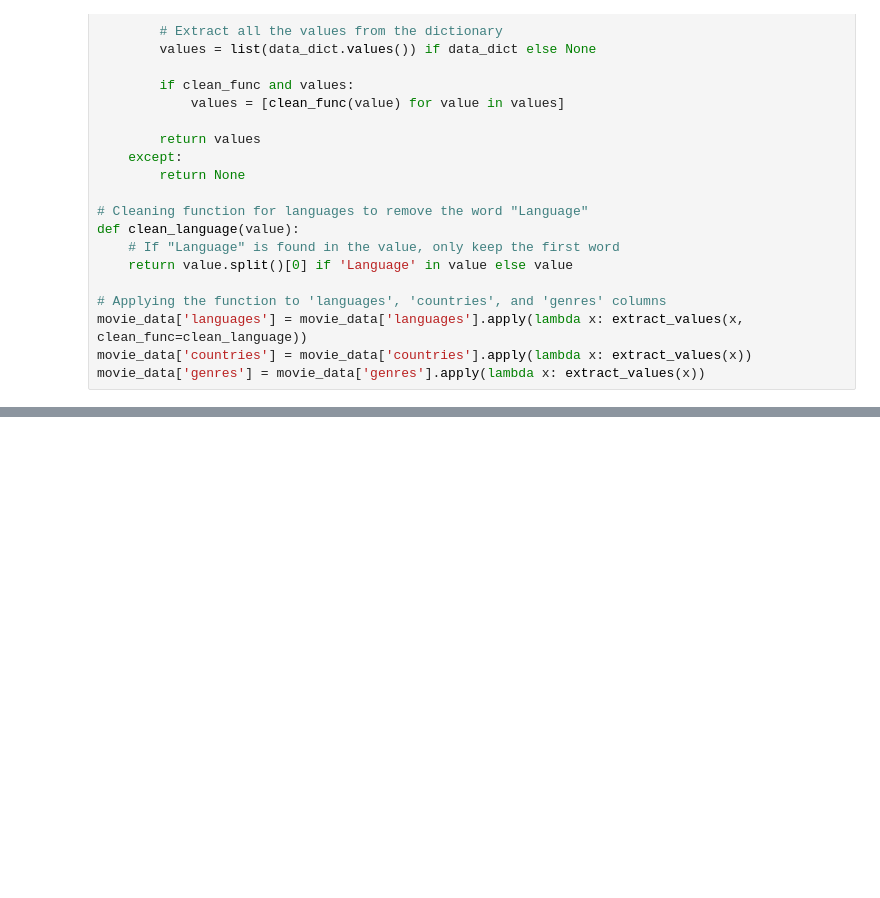
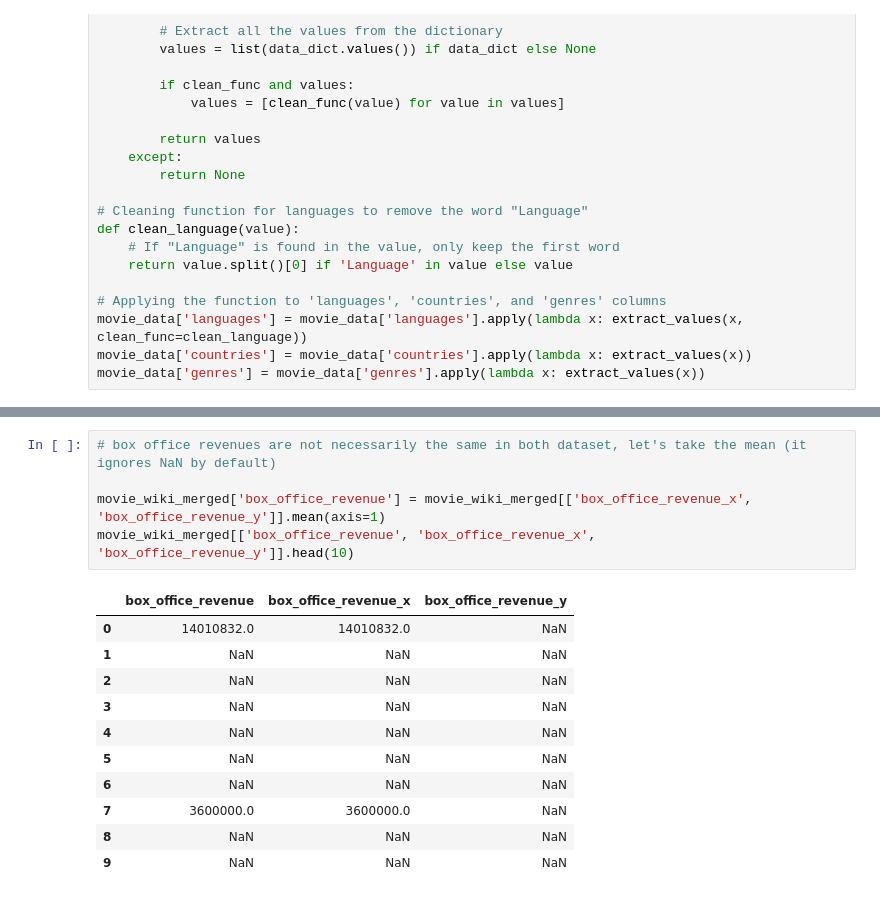
Before and after one commit to epfl-ada/ada-2024-project-authenticdataaddicts, a Jupyter notebook: results.ipynb, the cells around one changed output, grey strips where cells are left out. Drawn from its saved outputs; the diff is of its cells as text; blank space fills up the shorter version.

```diff
--- a/results.ipynb
+++ b/results.ipynb
@@ -218,0 +270,17 @@ movie_data.head()
+# %%
+# box office revenues are not necessarily the same in both dataset, let's take the mean (it ignores NaN by default)
+
+movie_wiki_merged['box_office_revenue'] = movie_wiki_merged[['box_office_revenue_x', 'box_office_revenue_y']].mean(axis=1)
+movie_wiki_merged[['box_office_revenue', 'box_office_revenue_x', 'box_office_revenue_y']].head(10)
+# %% [output]
+|  | box_office_revenue | box_office_revenue_x | box_office_revenue_y |
+| 0 | 14010832.0 | 14010832.0 | NaN |
+| 1 | NaN | NaN | NaN |
+| 2 | NaN | NaN | NaN |
+| 3 | NaN | NaN | NaN |
+| 4 | NaN | NaN | NaN |
+| 5 | NaN | NaN | NaN |
+| 6 | NaN | NaN | NaN |
+| 7 | 3600000.0 | 3600000.0 | NaN |
+| 8 | NaN | NaN | NaN |
+| 9 | NaN | NaN | NaN |
```
Also changed, not shown: parts of 6 cells of this notebook.
